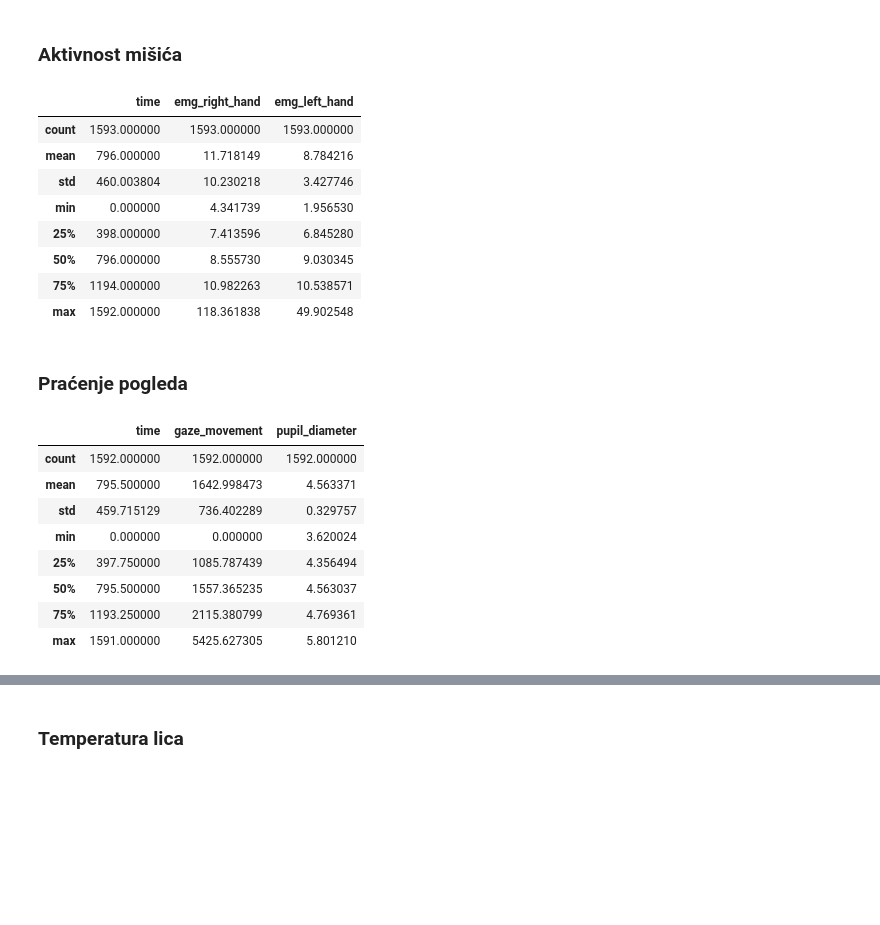
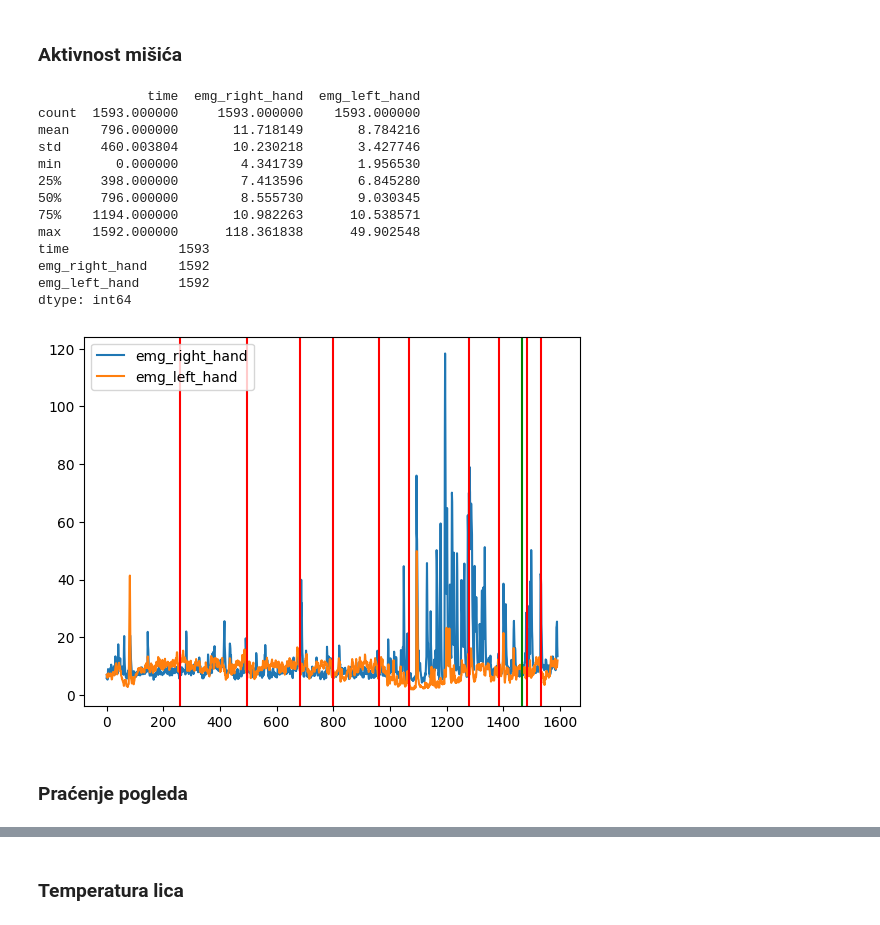
Before and after one commit to BernardKazazic/UZOP_Projekt, a Jupyter notebook: lab1.ipynb, the cells around one changed output, grey strips where cells are left out. Saved outputs shown, nothing was run; the diff lists cells and outputs as text; code cells hidden in the pictures; blank space fills up the shorter version.

```diff
--- a/lab1.ipynb
+++ b/lab1.ipynb
@@ -434,28 +465,29 @@ Možemo vidjeti da nema nedostajućih vrijednosti u podacima koje imamo, ali igr
 # %% [markdown]
 ### Aktivnost mišića
-# %%
-emg_ama.describe()
-# %% [output]
-|  | time | emg_right_hand | emg_left_hand |
-| count | 1593.000000 | 1593.000000 | 1593.000000 |
-| mean | 796.000000 | 11.718149 | 8.784216 |
-| std | 460.003804 | 10.230218 | 3.427746 |
-| min | 0.000000 | 4.341739 | 1.956530 |
-| 25% | 398.000000 | 7.413596 | 6.845280 |
-| 50% | 796.000000 | 8.555730 | 9.030345 |
-| 75% | 1194.000000 | 10.982263 | 10.538571 |
-| max | 1592.000000 | 118.361838 | 49.902548 |
+# %%
+print(emg_ama.describe())
+print(emg_ama.nunique())
+
+emg_ama.plot(y = [1, 2])
+for i in kills_m3:
+    plt.axvline(i, color = 'g')
+
+for i in deaths_m3:
+    plt.axvline(i, color = 'r')
+# %% [output]
+              time  emg_right_hand  emg_left_hand
+count  1593.000000     1593.000000    1593.000000
+mean    796.000000       11.718149       8.784216
+std     460.003804       10.230218       3.427746
+min       0.000000        4.341739       1.956530
+25%     398.000000        7.413596       6.845280
+50%     796.000000        8.555730       9.030345
+75%    1194.000000       10.982263      10.538571
+max    1592.000000      118.361838      49.902548
+time              1593
+emg_right_hand    1592
+emg_left_hand     1592
+dtype: int64
+[figure, added]
 # %% [markdown]
 ### Praćenje pogleda
-# %%
-eyeTracker_ama.describe()
-# %% [output]
-|  | time | gaze_movement | pupil_diameter |
-| count | 1592.000000 | 1592.000000 | 1592.000000 |
-| mean | 795.500000 | 1642.998473 | 4.563371 |
-| std | 459.715129 | 736.402289 | 0.329757 |
-| min | 0.000000 | 0.000000 | 3.620024 |
-| 25% | 397.750000 | 1085.787439 | 4.356494 |
-| 50% | 795.500000 | 1557.365235 | 4.563037 |
-| 75% | 1193.250000 | 2115.380799 | 4.769361 |
-| max | 1591.000000 | 5425.627305 | 5.801210 |
```
Also changed, not shown: parts of 34 cells of this notebook.
